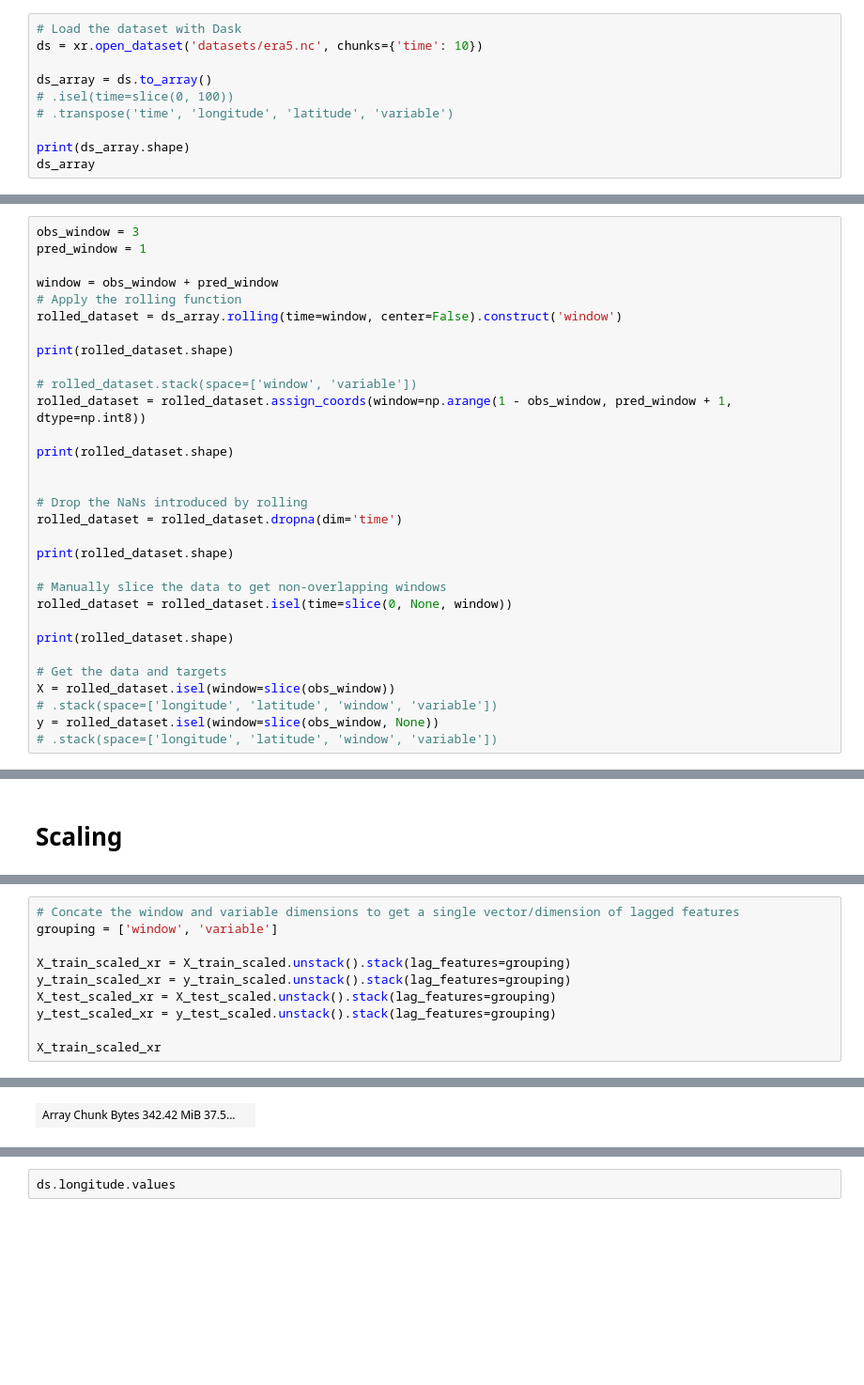
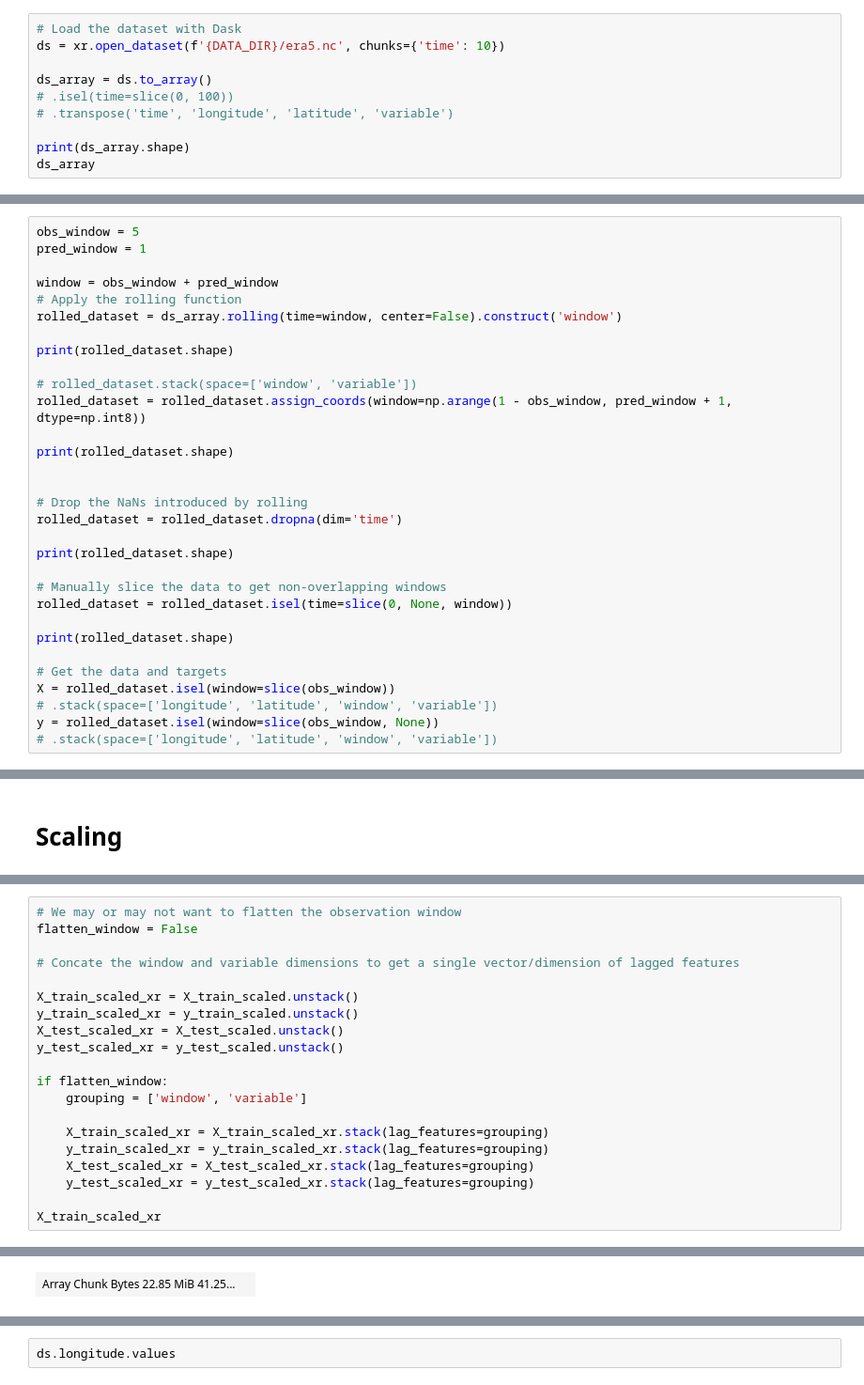
Before and after one commit to ArturKKK/graphcast-lite, a Jupyter notebook: notebooks/data/data_prep_2.ipynb, the cells around one changed output, grey strips where cells are left out. Shown at 94% size. Saved outputs shown, nothing was run; the diff lists cells and outputs as text; blank space fills up the shorter version.

```diff
--- a/data/data_loading.ipynb
+++ b/notebooks/data/data_prep_2.ipynb
@@ -13,6 +12,6 @@ from dask_ml.model_selection import train_test_split
 # %%
 # Load the dataset with Dask
-ds = xr.open_dataset('datasets/era5.nc', chunks={'time': 10})
+ds = xr.open_dataset(f'{DATA_DIR}/era5.nc', chunks={'time': 10})
 
 ds_array = ds.to_array()
 # .isel(time=slice(0, 100))
@@ -59,7 +58,7 @@ ds_array.dims, ds_array.coords
 # %% [markdown]
 # Create Lag Features
 # %%
-obs_window = 3
+obs_window = 5
 pred_window = 1
 
 window = obs_window + pred_window
@@ -197,12 +196,22 @@ PandasIndex(MultiIndex([( 0.0, -90.0, -2, '10m_u_component_of_wind'), ( 0.0, -90
 Attributes: (0)
 # %%
+# We may or may not want to flatten the observation window
+flatten_window = False
+
 # Concate the window and variable dimensions to get a single vector/dimension of lagged features
-grouping = ['window', 'variable']
 
-X_train_scaled_xr = X_train_scaled.unstack().stack(lag_features=grouping)
-y_train_scaled_xr = y_train_scaled.unstack().stack(lag_features=grouping)
-X_test_scaled_xr = X_test_scaled.unstack().stack(lag_features=grouping)
-y_test_scaled_xr = y_test_scaled.unstack().stack(lag_features=grouping)
+X_train_scaled_xr = X_train_scaled.unstack()
+y_train_scaled_xr = y_train_scaled.unstack()
+X_test_scaled_xr = X_test_scaled.unstack()
+y_test_scaled_xr = y_test_scaled.unstack()
+
+if flatten_window:
+    grouping = ['window', 'variable']
+
+    X_train_scaled_xr = X_train_scaled_xr.stack(lag_features=grouping)
+    y_train_scaled_xr = y_train_scaled_xr.stack(lag_features=grouping)
+    X_test_scaled_xr = X_test_scaled_xr.stack(lag_features=grouping)
+    y_test_scaled_xr = y_test_scaled_xr.stack(lag_features=grouping)
 
 X_train_scaled_xr
 # %% [output]
@@ -216 +226 @@ dask.array<chunksize=(1, 6, 32, 30), meta=np.ndarray>
-| Array Chunk Bytes 342.42 MiB 37.5... |  |
+| Array Chunk Bytes 22.85 MiB 41.25... |  |
```
Also changed, not shown: parts of 12 cells of this notebook, 3 other files.
